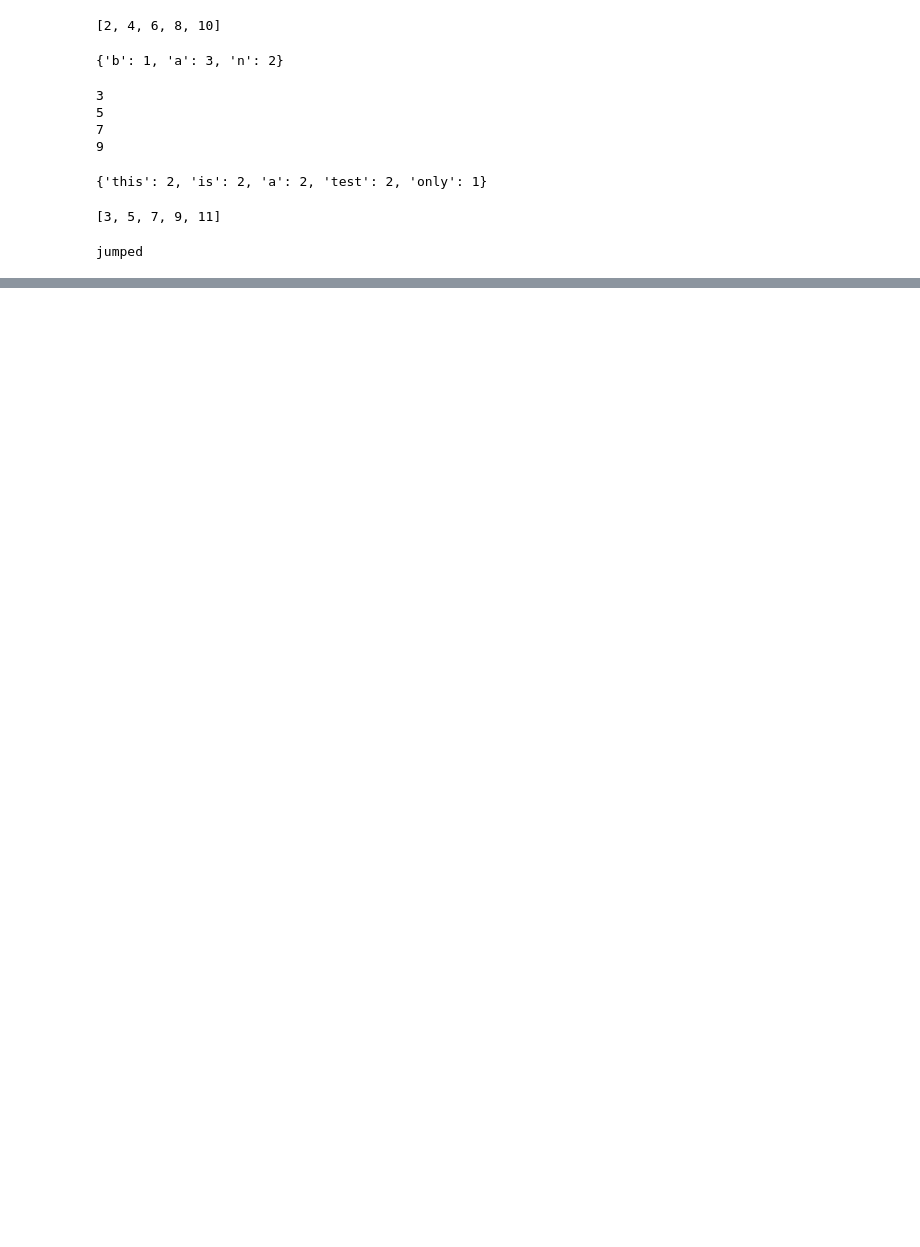
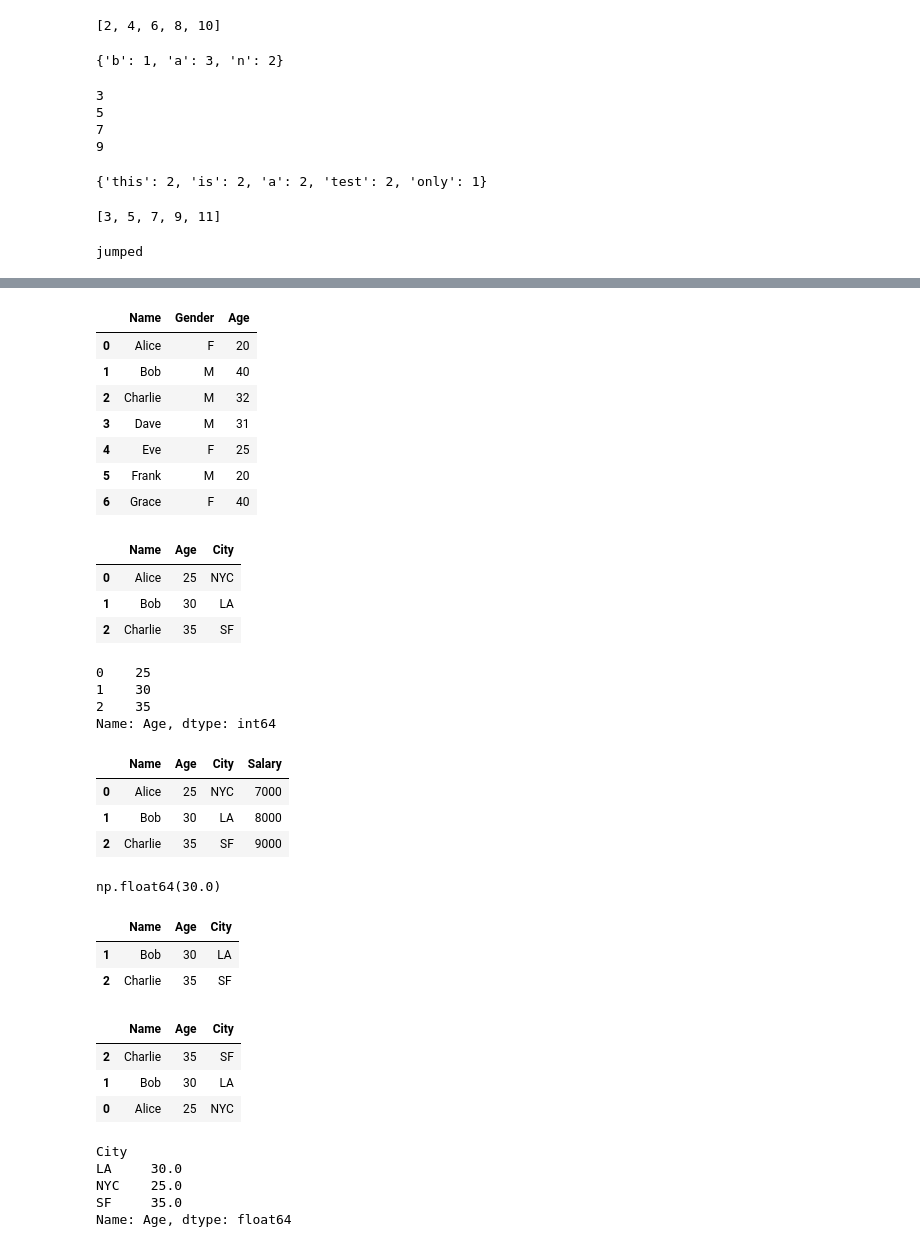
Before and after one commit to G-gnome/practice, a Jupyter notebook: python_review.ipynb, the cells around one changed output, grey strips where cells are left out. Cells and saved outputs as stored; diff of their text form; code cells hidden in the pictures; blank space fills up the shorter version.

```diff
--- a/python_review.ipynb
+++ b/python_review.ipynb
@@ -237,0 +504,76 @@ print(first_non_repeated(input_string_one))
+# %%
+d = {
+    "id_1": ["Alice", "F", "20"],
+    "id_2": ["Bob", "M", "40"],
+    "id_3": ["Charlie", "M", "32"],
+    "id_4": ["Dave", "M", "31"],
+    "id_5": ["Eve", "F", "25"],
+    "id_6": ["Frank", "M", "20"],
+    "id_7": ["Grace", "F", "40"],
+}
+d
+pd.DataFrame(d.values(), columns=["Name", "Gender", "Age"])
+# %% [output]
+|  | Name | Gender | Age |
+| 0 | Alice | F | 20 |
+| 1 | Bob | M | 40 |
+| 2 | Charlie | M | 32 |
+| 3 | Dave | M | 31 |
+| 4 | Eve | F | 25 |
+| 5 | Frank | M | 20 |
+| 6 | Grace | F | 40 |
+# %%
+import pandas as pd
+d = {'Name': ['Alice', 'Bob', 'Charlie'], 'Age': [25, 30, 35], 'City': ['NYC', 'LA', 'SF']}
+df = pd.DataFrame.from_dict(d)
+df
+# %% [output]
+|  | Name | Age | City |
+| 0 | Alice | 25 | NYC |
+| 1 | Bob | 30 | LA |
+| 2 | Charlie | 35 | SF |
+# %%
+df["Age"]
+# %% [output]
+0    25
+1    30
+2    35
+Name: Age, dtype: int64
+# %%
+df.assign(Salary = [7000, 8000, 9000])
+# %% [output]
+|  | Name | Age | City | Salary |
+| 0 | Alice | 25 | NYC | 7000 |
+| 1 | Bob | 30 | LA | 8000 |
+| 2 | Charlie | 35 | SF | 9000 |
+# %%
+average_age = df['Age'].mean()
+average_age
+# %% [output]
+np.float64(30.0)
+# %%
+filtered_df = df[df['Age'] >= 30]
+filtered_df
+# %% [output]
+|  | Name | Age | City |
+| 1 | Bob | 30 | LA |
+| 2 | Charlie | 35 | SF |
+# %%
+sorted_ascending = df.sort_values(by = 'Age')
+sorted_descending = df. sort_values(by = 'Age', ascending = False)
+sorted_descending
+# %% [output]
+|  | Name | Age | City |
+| 2 | Charlie | 35 | SF |
+| 1 | Bob | 30 | LA |
+| 0 | Alice | 25 | NYC |
+# %%
+grouped = df.groupby('City')
+mean = grouped['Age'].mean()
+mean
+# %% [output]
+City
+LA     30.0
+NYC    25.0
+SF     35.0
+Name: Age, dtype: float64
```
Also changed, not shown: parts of 31 cells of this notebook.
